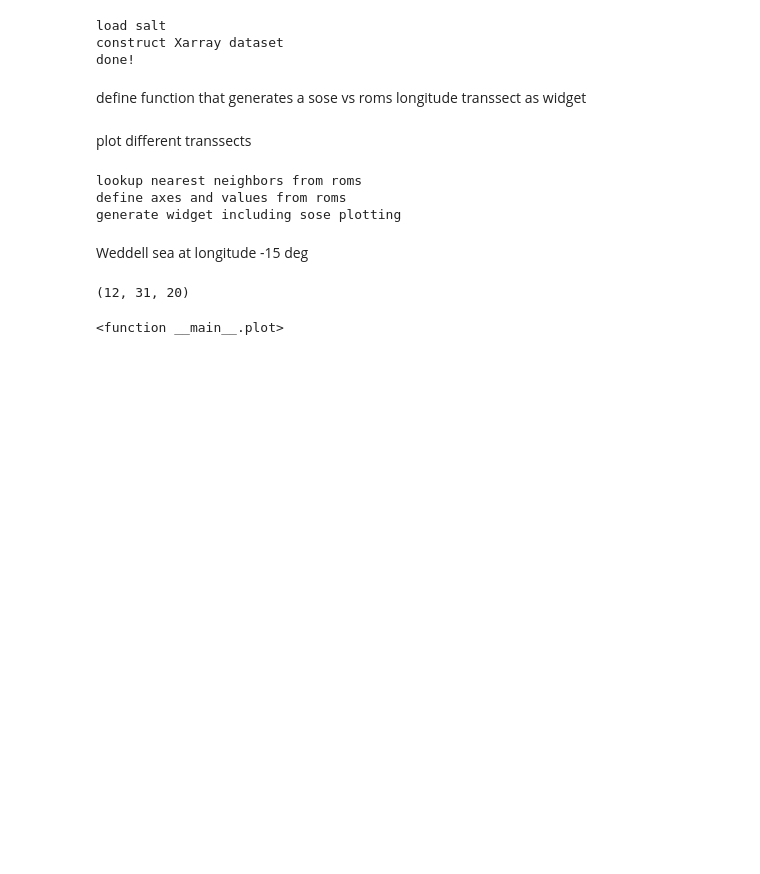
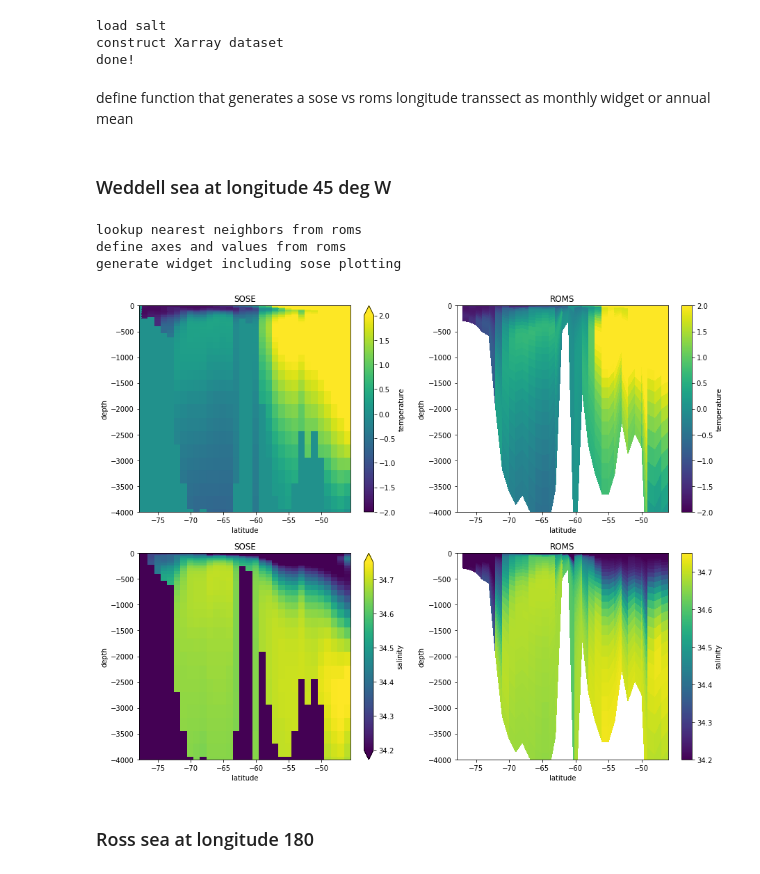
Before and after one commit to kuechenrole/tidal_melting, a Jupyter notebook: notebooks/0.2-kuechenrole-surface_fluxes_tuning.ipynb, the cells around one changed output. Saved outputs shown, nothing was run; the diff lists cells and outputs as text; code cells hidden in the pictures; blank space fills up the shorter version.

```diff
--- a/notebooks/0.2-kuechenrole-surface_fluxes_tuning.ipynb
+++ b/notebooks/0.2-kuechenrole-surface_fluxes_tuning.ipynb
@@ -193,7 +193,7 @@ load salt
 construct Xarray dataset
 done!
 # %% [markdown]
-define function that generates a sose vs roms longitude transsect as widget
+define function that generates a sose vs roms longitude transsect as monthly widget or annual mean
 # %%
 from scipy.spatial import KDTree
 import matplotlib.pyplot as plt
@@ -260,10 +293,11 @@ def plot_lont(sds,rds,lon,lats,max_depth=None,tmin=-3,tmax=1,smin=33.8,smax=34.8
-# %% [markdown]
-plot different transsects
+# %% [markdown]
+### Weddell sea at longitude 45 deg W
 # %%
-plot_lont(sds,rds,-45,np.arange(-80,-60),max_depth=4000)
+plot_lont(sds,rds,-45,np.arange(-80,-45),tmin=-2,tmax=2,smin=34.2,smax=34.75,max_depth=4000)
 # %% [output]
 lookup nearest neighbors from roms
 define axes and values from roms
 generate widget including sose plotting
+[figure, added]
 # %% [markdown]
-Weddell sea at longitude -15 deg
+### Ross sea at longitude 180
@@ -282,26 +303,0 @@ salt_val=salt_tr.to_masked_array()
-# %%
-np.shape(y)
-# %% [output]
-(12, 31, 20)
-# %%
-plt.clf()
-def plot(month):
-    fig,(ax1,ax2) = plt.subplots(ncols=2,figsize=(15,6))
-
-    temp_plt = ax1.pcolormesh(x,y,temp_val[month])
-    plt.colorbar(temp_plt,ax=ax1)
-    ax1.set_title('Temperature')
-    ax1.set_xlabel('latitude')
-    ax1.set_ylabel('depth')
-
-    salt_plt = ax2.pcolormesh(x,y,salt_val[month])
-    plt.colorbar(salt_plt,ax=ax2)
-    ax2.set_title('Salt')
-    ax2.set_xlabel('latitude')
-    ax2.set_ylabel('depth')
-
-    plt.show()
-
-interact(plot,month=(0,11))
-# %% [output]
-<function __main__.plot>
```
Also changed, not shown: parts of 18 cells of this notebook, 1 other file.
